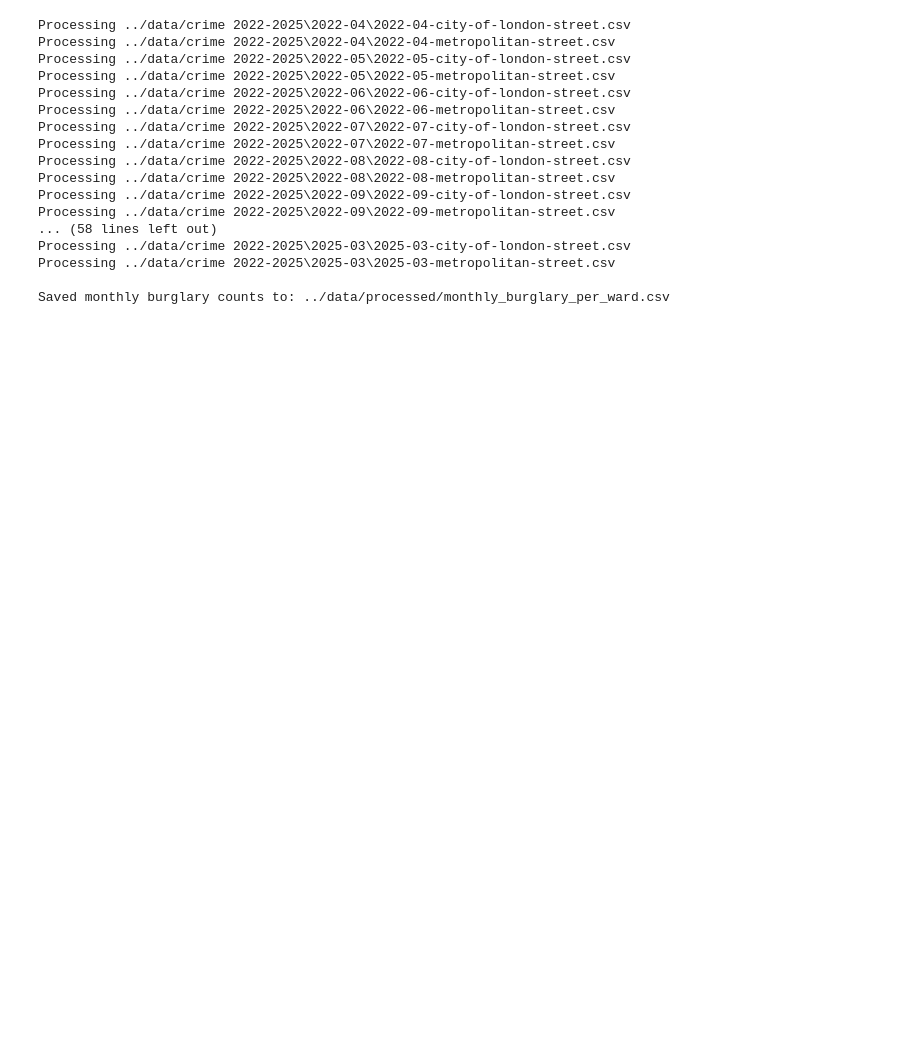
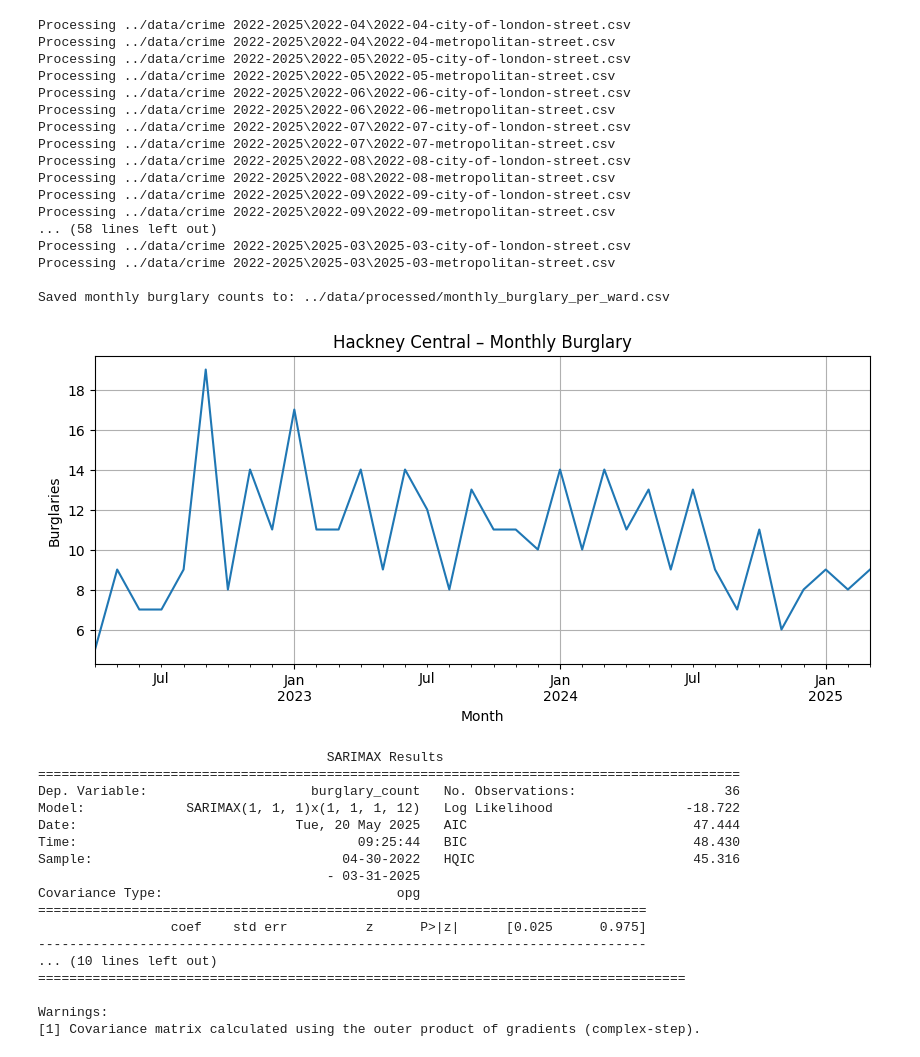
Before and after one commit to NikiPanayotov04/CBL---data-science-project, a Jupyter notebook: src/Monthly-burgleries-perward_SARIMAMODEL.ipynb, the cells around one changed output. Drawn from its saved outputs; the diff is of its cells as text; code cells hidden in the pictures; blank space fills up the shorter version.

Commit message:
Created SARIMA forecast example

```diff
--- a/src/Monthly-burgleries-perward_SARIMAMODEL.ipynb
+++ b/src/Monthly-burgleries-perward_SARIMAMODEL.ipynb
@@ -73,3 +73,69 @@ Processing ../data/crime 2022-2025\2025-03\2025-03-city-of-london-street.csv
 Processing ../data/crime 2022-2025\2025-03\2025-03-metropolitan-street.csv
 
 Saved monthly burglary counts to: ../data/processed/monthly_burglary_per_ward.csv
+# %%
+import pandas as pd
+import matplotlib.pyplot as plt
+from statsmodels.tsa.statespace.sarimax import SARIMAX
+
+# Load burglary data
+df = pd.read_csv("../data/processed/monthly_burglary_per_ward.csv", parse_dates=["Month"])
+
+# One random Ward for forecast
+WARD_NAME = "Hackney Central"
+
+# Create a time series for that ward
+ward_ts = df[df["Ward name"] == WARD_NAME].set_index("Month").resample("M").sum()
+
+# Plot the original time series
+ward_ts["burglary_count"].plot(title=f"{WARD_NAME} – Monthly Burglary", figsize=(10,4))
+plt.ylabel("Burglaries")
+plt.grid(True)
+plt.show()
+
+# Fit SARIMA model (baseline params: (1,1,1)(1,1,1,12))
+model = SARIMAX(
+    ward_ts["burglary_count"],
+    order=(1, 1, 1),
+    seasonal_order=(1, 1, 1, 12),
+    enforce_stationarity=False,
+    enforce_invertibility=False
+)
+results = model.fit(disp=False)
+print(results.summary())
+
+#  Forecast next 6 months
+forecast = results.get_forecast(steps=6)
+forecast_df = forecast.summary_frame()
+
+# Plot forecast with confidence intervals
+plt.figure(figsize=(10, 5))
+ward_ts["burglary_count"].plot(label="Observed")
+forecast_df["mean"].plot(label="Forecast", color="orange")
+plt.fill_between(forecast_df.index, forecast_df["mean_ci_lower"], forecast_df["mean_ci_upper"], color="orange", alpha=0.3)
+plt.title(f"{WARD_NAME} - SARIMA Forecast (6 months)")
+plt.legend()
+plt.grid(True)
+plt.show()
+
+# Save forecats
+#forecast_df.to_csv(f"../data/processed/forecast_{WARD_NAME.replace(' ', '_')}.csv")
+# %% [output]
+[figure, added]
+                                     SARIMAX Results
+==========================================================================================
+Dep. Variable:                     burglary_count   No. Observations:                   36
+Model:             SARIMAX(1, 1, 1)x(1, 1, 1, 12)   Log Likelihood                 -18.722
+Date:                            Tue, 20 May 2025   AIC                             47.444
+Time:                                    09:25:44   BIC                             48.430
+Sample:                                04-30-2022   HQIC                            45.316
+                                     - 03-31-2025
+Covariance Type:                              opg
+==============================================================================
+                 coef    std err          z      P>|z|      [0.025      0.975]
+------------------------------------------------------------------------------
+... (10 lines left out)
+===================================================================================
+
+Warnings:
+[1] Covariance matrix calculated using the outer product of gradients (complex-step).
```
Also changed, not shown: parts of 1 cell of this notebook.
